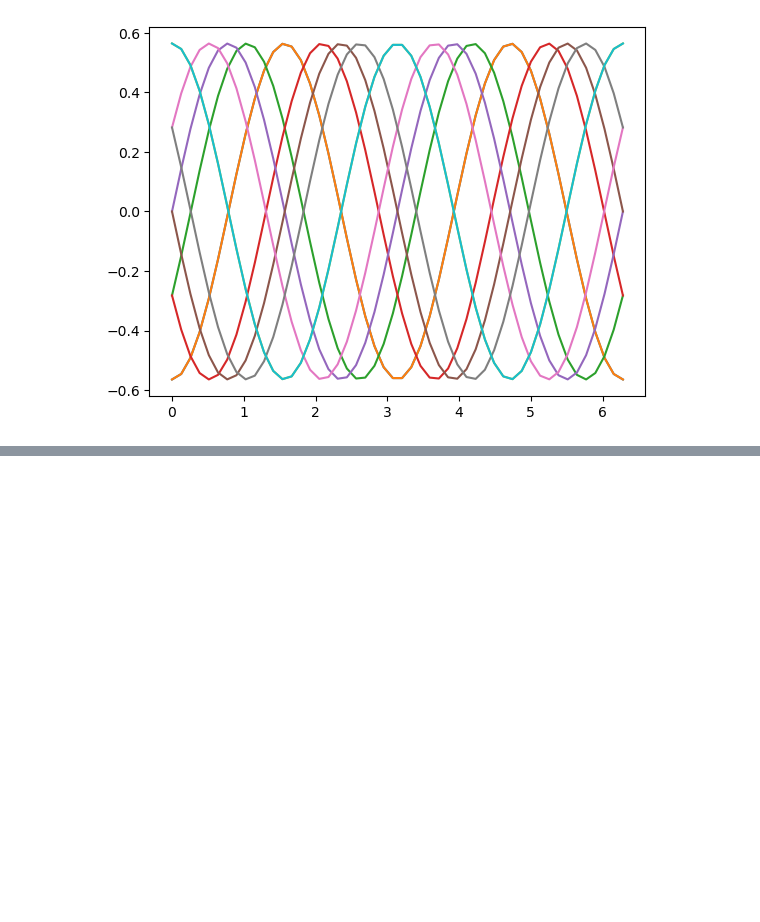
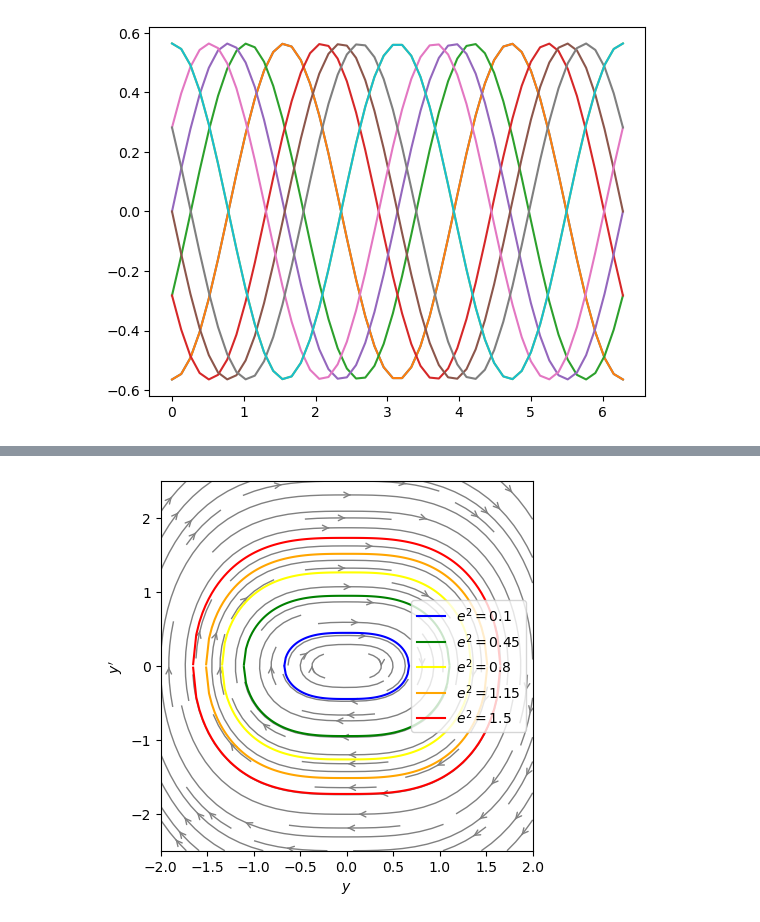
Before and after one commit to pascaltribel/polyharmonic_critic_equation, a Jupyter notebook: Equation_cercle.ipynb, the cells around one changed output, grey strips where cells are left out. Saved outputs shown, nothing was run; the diff lists cells and outputs as text; code cells hidden in the pictures; blank space fills up the shorter version.

```diff
--- a/Equation_cercle.ipynb
+++ b/Equation_cercle.ipynb
@@ -65,0 +94,21 @@ and its offsets $f_0(\theta+\phi)$, $\phi \in [0,2\pi)$.
+# %%
+p = 3
+
+x, y = np.meshgrid(np.linspace(-2,2,100),np.linspace(-2.5,2.5,100))
+u, v = y, -x*np.abs(x)**(p-2)
+plt.figure(figsize = plt.figaspect(1))
+plt.streamplot(x, y, u, v,color='gray', linewidth=1, arrowstyle='->')
+
+colors = ["blue","green","yellow","orange","red"]
+i = 0
+for e in np.linspace(0.1,1.5, 5):
+    ys = np.linspace(-(p*e)**(1/p)+1e-4,(p*e)**(1/p)-1e-4,100)
+    plt.plot(ys,np.sqrt(2*(e-1/p * np.abs(ys)**p)), color = colors[i], label = f"$e^2 = {np.round(e,2)}$")
+    plt.plot(ys,-np.sqrt(2*(e-1/p * np.abs(ys)**p)),color = colors[i])
+    i+=1
+plt.legend()
+plt.xlabel("$y$")
+plt.ylabel("$y'$")
+plt.show()
+# %% [output]
+[figure, added]
```
Also changed, not shown: parts of 13 cells of this notebook.
